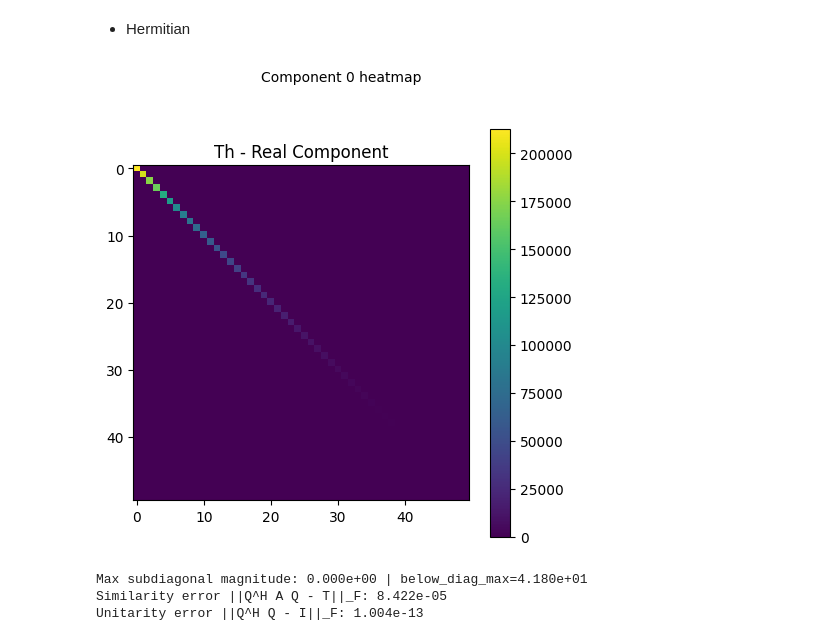
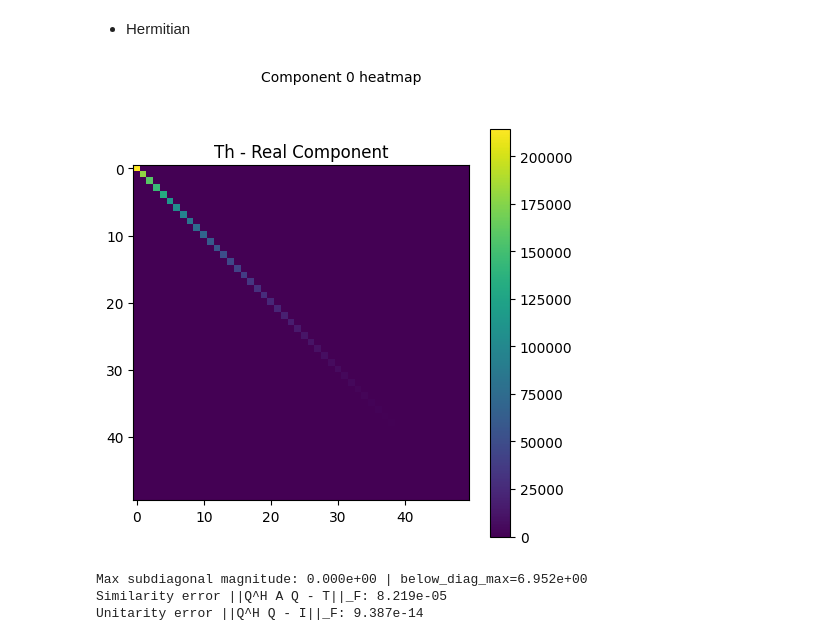
Before and after one commit to vleplat/QuatIca, a Jupyter notebook: QuatIca_Core_Functionality_Demo.ipynb, the cells around one changed output. Drawn from its saved outputs; the diff is of its cells as text; code cells hidden in the pictures.

Commit message:
Schur (Lead 2): remove rayleigh_rq, add power-iteration shift scheduling; drop enforce_hessenberg; update validation script and notebook

```diff
--- a/QuatIca_Core_Functionality_Demo.ipynb
+++ b/QuatIca_Core_Functionality_Demo.ipynb
@@ -994,35 +991,35 @@ from core.utils import quat_matmat, quat_hermitian, quat_frobenius_norm
 from core.data_gen import create_test_matrix
 import numpy as np, quaternion, matplotlib.pyplot as plt
 
 n_herm = 50
 B = create_test_matrix(n_herm, n_herm)
 A_herm = quat_matmat(quat_hermitian(B), B)
-Qh, Th, diagh = quaternion_schur_unified(A_herm, variant="rayleigh", max_iter=1500, tol=1e-10, return_diagnostics=True)
+Qh, Th, diagh = quaternion_schur_unified(A_herm, variant="rayleigh", max_iter=1500, tol=1e-10, return_diagnostics=True, precompute_shifts=True, power_shift_steps=20)
 
 # Visualize T real component; should be (nearly) diagonal
 # Visualize T real component; should be (nearly) diagonal
 from core.visualization import Visualizer
 Visualizer.visualize_matrix(Th, component=0, title="Th - Real Component")
 
 
 # Print validation metrics
 max_sub = 0.0
 for i in range(1, n_herm):
     h = Th[i, i-1]
     sv = (h.w*h.w + h.x*h.x + h.y*h.y + h.z*h.z)**0.5
     if sv > max_sub:
         max_sub = sv
 for i in range(n_herm):
     for j in range(0, i):
         q = T[i, j]
         below = max(below, (q.w*q.w + q.x*q.x + q.y*q.y + q.z*q.z)**0.5)
 sim = quat_frobenius_norm(quat_matmat(quat_hermitian(Qh), quat_matmat(A_herm, Qh)) - Th)
 unit = quat_frobenius_norm(quat_matmat(quat_hermitian(Qh), Qh) - np.eye(n_herm, dtype=np.quaternion))
 print(f"Max subdiagonal magnitude: {max_sub:.3e} | below_diag_max={below:.3e} ")
 print(f"Similarity error ||Q^H A Q - T||_F: {sim:.3e}")
 print(f"Unitarity error ||Q^H Q - I||_F: {unit:.3e}")
 # %% [output]
-[figure, old version]
+[figure, new version]
-Max subdiagonal magnitude: 0.000e+00 | below_diag_max=4.180e+01
-Similarity error ||Q^H A Q - T||_F: 8.422e-05
-Unitarity error ||Q^H Q - I||_F: 1.004e-13
+Max subdiagonal magnitude: 0.000e+00 | below_diag_max=6.952e+00
+Similarity error ||Q^H A Q - T||_F: 8.219e-05
+Unitarity error ||Q^H Q - I||_F: 9.387e-14
```
Also changed, not shown: parts of 20 cells of this notebook, 2 other files.
